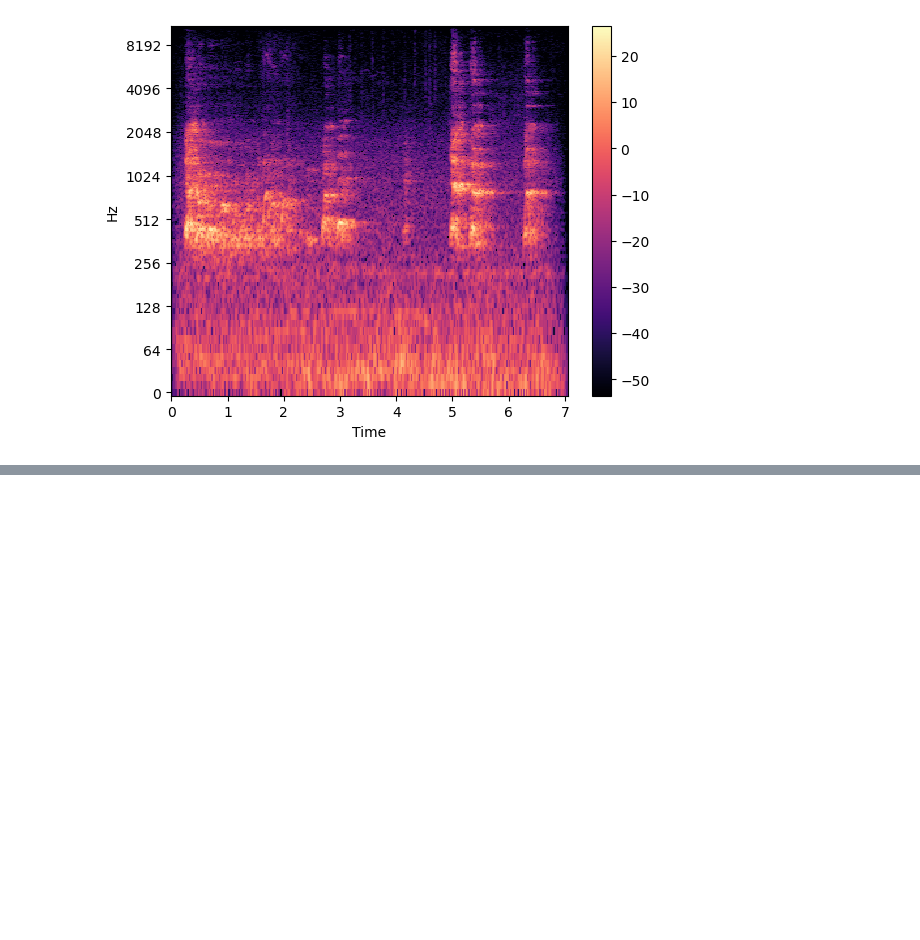
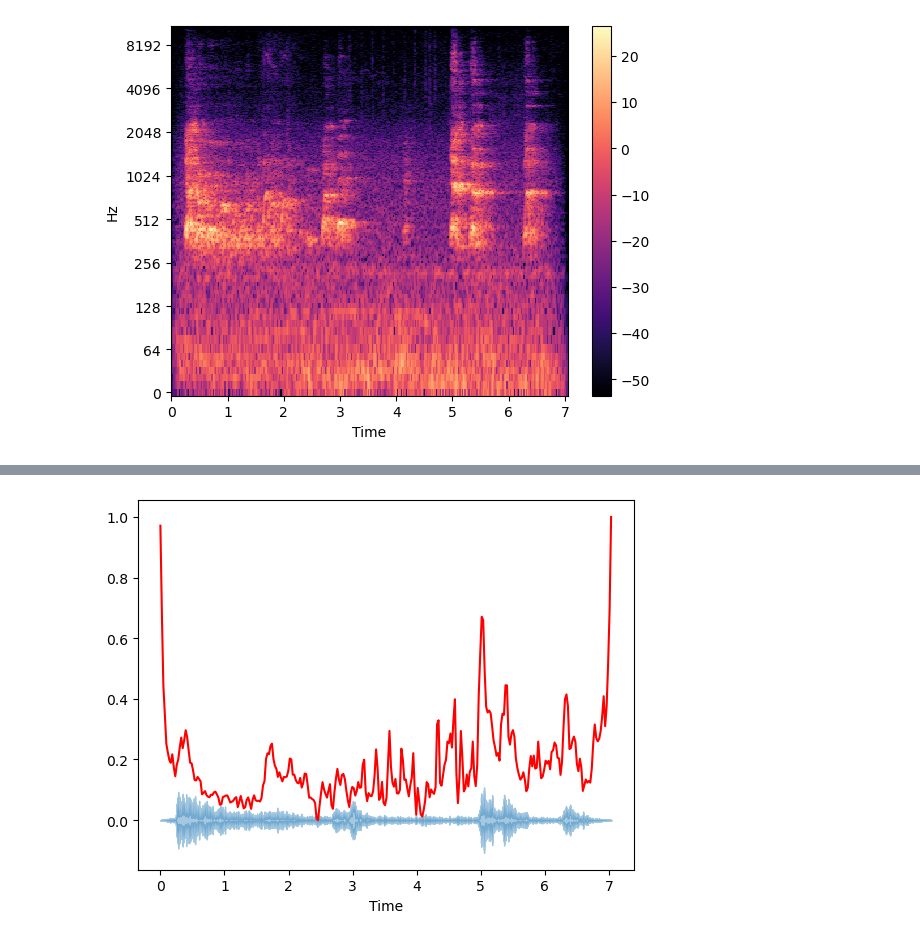
Before and after one commit to miguelcapule/Feature-Extraction-from-Audio, a Jupyter notebook: Feature Extraction from Audio (Miguel Capule).ipynb, the cells around one changed output, grey strips where cells are left out. Saved outputs shown, nothing was run; the diff lists cells and outputs as text; code cells hidden in the pictures; blank space fills up the shorter version.

```diff
--- a/Feature Extraction from Audio (Miguel Capule).ipynb
+++ b/Feature Extraction from Audio (Miguel Capule).ipynb
@@ -54,0 +84,30 @@ ipd.Audio(x, rate=sr) # load a NumPy array
+# %%
+import librosa
+import librosa.display
+from sklearn.preprocessing import minmax_scale
+import matplotlib.pyplot as plt
+
+# Your audio processing code here
+# Assuming x and sr are already defined
+
+# Compute the spectral centroid
+spectral_centroids = librosa.feature.spectral_centroid(y=x, sr=sr)[0]
+
+# Computing the time variable for visualization
+frames = range(len(spectral_centroids))
+t = librosa.frames_to_time(frames)
+
+# Normalising the spectral centroid for visualisation
+def my_normalize(x, axis=0):
+    return minmax_scale(x, axis=axis)
+
+# Plotting the Spectral Centroid along the waveform
+librosa.display.waveshow(x, sr=sr, alpha=0.4)
+
+# Plot the spectral centroid in red
+plt.plot(t, my_normalize(spectral_centroids), color='r')
+
+# Display the plot
+plt.show()
+# %% [output]
+[figure, added]
```
Also changed, not shown: parts of 4 cells of this notebook.
